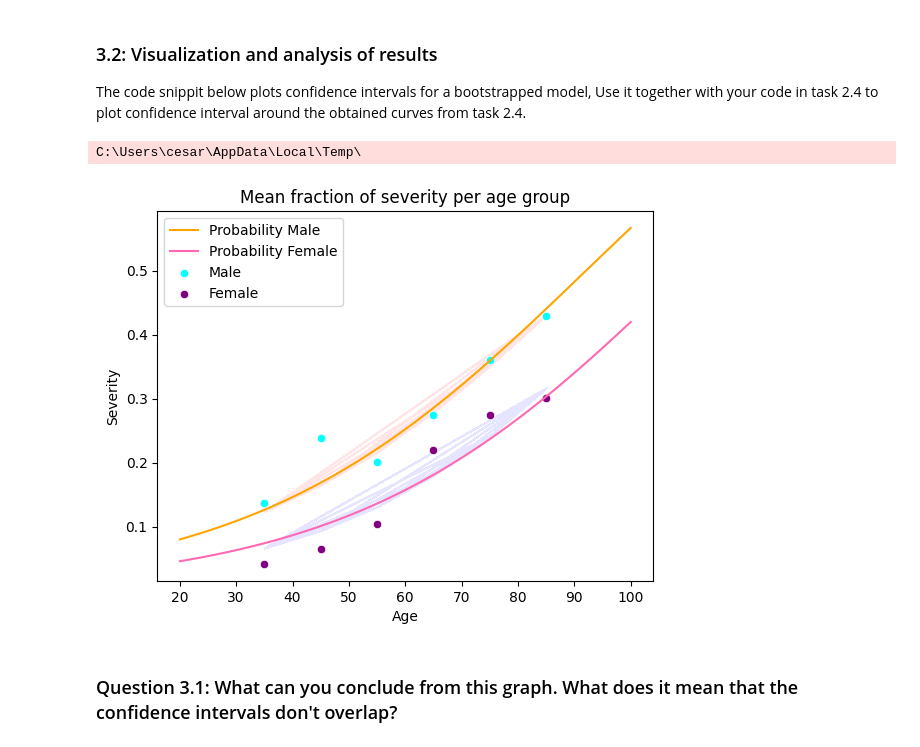
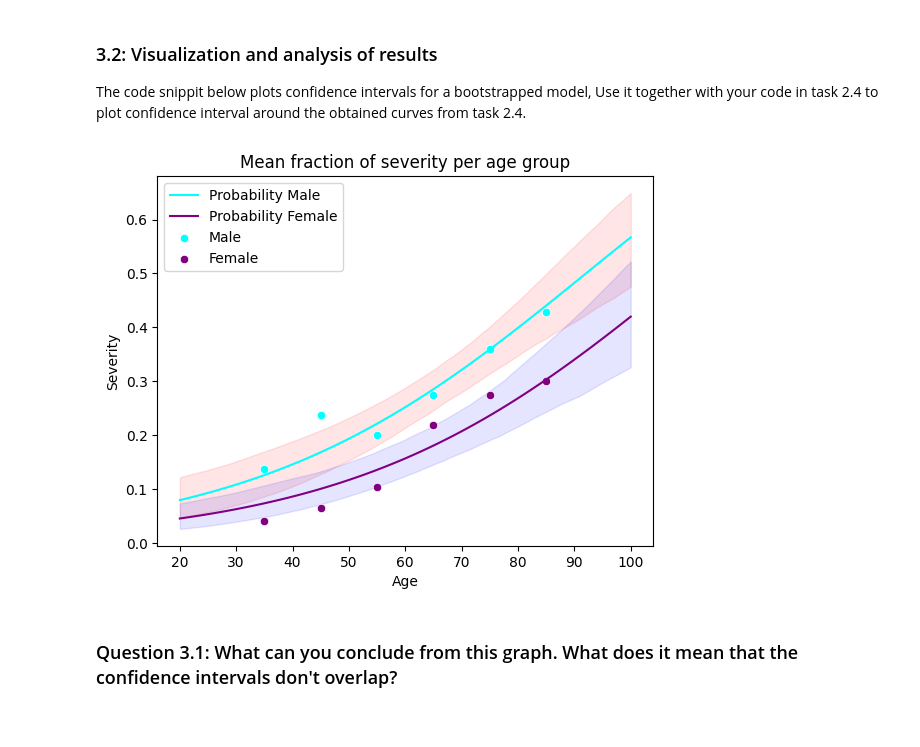
Before and after one commit to cesarz10/Health-Information, a Jupyter notebook: WPO-3/WPO_3_AlineJacquart_CesarZapata.ipynb, the cells around one changed output. Cells and saved outputs as stored; diff of their text form; code cells hidden in the pictures.

Commit message:
problem with plotting in task 4

```diff
--- a/WPO-3/WPO_3_AlineJacquart_CesarZapata.ipynb
+++ b/WPO-3/WPO_3_AlineJacquart_CesarZapata.ipynb
@@ -306,15 +303,14 @@ __hint__: Use the pandas.sample function with replacement to draw a bootstrap sa
 __hint2__: Make sure that you store the coeficients and the intercepts in the lists provided by us, later you will need them to plot the confidence intervals
 # %%
 N_bs = 1000
-
-def boot(sex):
+def boot():
   coef_bs = np.zeros([2,N_bs])
   int_bs = np.zeros([1,N_bs])
-  sex_df = df[df['Sex'] == sex]
-  bootstrap_sample = sex_df.sample(n=N_bs, replace=True)
-  X_bootstrap = bootstrap_sample[['Age','Sex']]
-  y_bootstrap = bootstrap_sample['Severity']
+  #sex_df = df[df['Sex'] == sex]
   for i in range(N_bs):
+    bootstrap_sample = df.sample(n=N_bs, replace=True)
+    X_bootstrap = bootstrap_sample[['Age','Sex']]
+    y_bootstrap = bootstrap_sample['Severity']
     model = LogisticRegression()
     model.fit(X_bootstrap, y_bootstrap)
     [[coef1, coef2]] = model.coef_
@@ -330,26 +326,25 @@ The code snippit below plots confidence intervals for a bootstrapped model, Use
 # %%
 # This function plots confidence intervals for a set of bootstrapped intercepts and coeficients.
 # You also have to provide the values on the x_axis,and a colour scheme
-def plot_CI(int_bs,coef_bs,X,color):
-    CI = np.percentile(logistic(int_bs.T + coef_bs.T @ X.T), [2.5, 97.5], axis=0)
-    age = X['Age'].values
-    plt.fill_between(age, CI[0], CI[1], color=color, alpha=0.1)
+def plot_CI(int_bs, coef_bs, X, color):
+    CI = np.percentile(logistic(int_bs.T + coef_bs.T @ X), [2.5, 97.5], axis=0)
+    #age = X['Age'].values
+    plt.fill_between(X[0], CI[0], CI[1], color=color, alpha=0.1)
 # %%
-coef_bs_male, int_bs_male, X_bootstrap_male = boot(1)
-plot_CI(int_bs_male,coef_bs_male, X_bootstrap_male,'red')
-coef_bs_female, int_bs_female, X_bootstrap_female=boot(0)
-plot_CI(int_bs_female,coef_bs_female, X_bootstrap_female,'blue')
-plt.plot(age, probamale, color='#FFA500', label='Probability Male')
-plt.plot(age, probafemale, color='#FF69B4', label='Probability Female')
-sns.scatterplot(male, x='Age', y='Severity', color='#00FFFF', label='Male')
-sns.scatterplot(female, x='Age', y='Severity', color='#800080', label='Female')
+coef_bs_male, int_bs_male, X_bootstrap_male = boot()
+plot_CI(int_bs_male,coef_bs_male, X_male.T,'red')
+#coef_bs_female, int_bs_female, X_bootstrap_female=boot(0)
+plot_CI(int_bs_male,coef_bs_male, X_female.T,'blue')
+plt.plot(age, probamale, color = '#00FFFF', label='Probability Male')
+plt.plot(age, probafemale, color = '#800080', label='Probability Female')
+sns.scatterplot(male, x='Age', y='Severity', color = '#00FFFF', label='Male')
+sns.scatterplot(female, x='Age', y='Severity', color = '#800080', label='Female')
 
 plt.title("Mean fraction of severity per age group")
 plt.legend()
 plt.show()
 # %% [output]
-C:\Users\cesar\AppData\Local\Temp\
-[figure, old version]
+[figure, new version]
 # %% [markdown]
 ### Question 3.1: What can you conclude from this graph. What does it mean that the confidence intervals don't overlap?
 # %%
```
Also changed, not shown: parts of 5 cells of this notebook.
